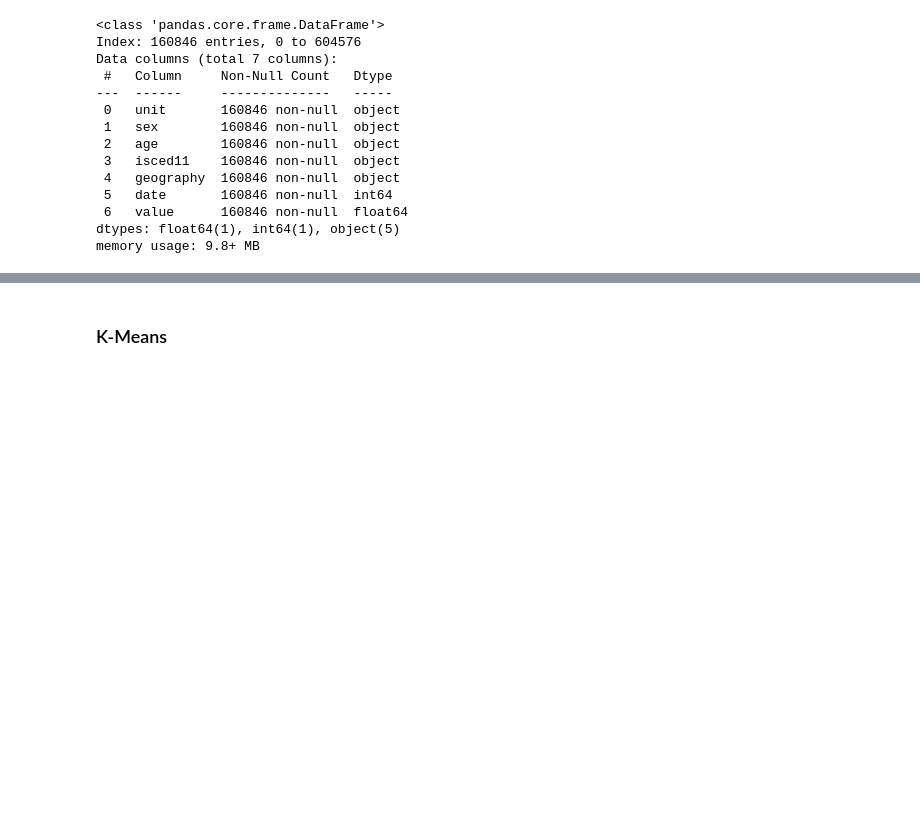
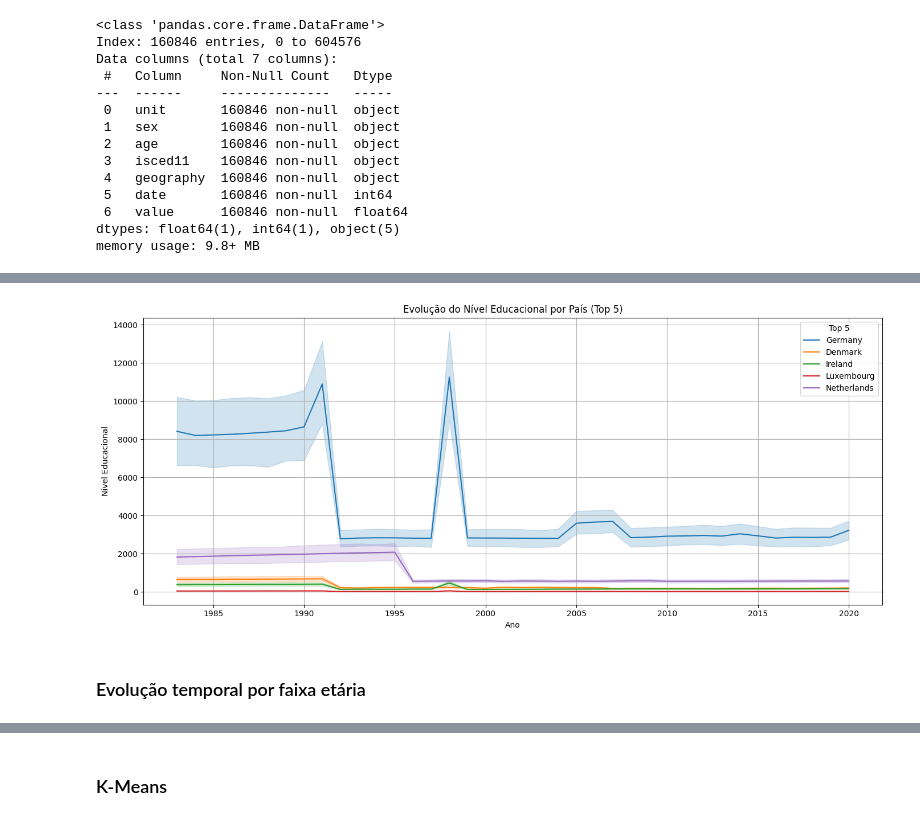
Before and after one commit to FelipeSteudel/Felipe_Steudel-CA1-ML_for_Business, a Jupyter notebook: Felipe Steudel - CA1 - Machine Learning for Business.ipynb, the cells around one changed output, grey strips where cells are left out. Saved outputs shown, nothing was run; the diff lists cells and outputs as text; code cells hidden in the pictures; blank space fills up the shorter version.

```diff
--- a/Felipe Steudel - CA1 - Machine Learning for Business.ipynb
+++ b/Felipe Steudel - CA1 - Machine Learning for Business.ipynb
@@ -314,0 +338,25 @@ memory usage: 9.8+ MB
+# %%
+# Mapeando os nomes dos países
+df['geo_full'] = df['geography'].map(country_mapping)
+
+# Selecionar os 5 países com mais registros
+top_countries = df['geo_full'].value_counts().head(5).index
+df_top = df[df['geo_full'].isin(top_countries)]
+# %%
+# Plot
+plt.figure(figsize=(14, 6))
+plot = sns.lineplot(data=df_top, x='date', y='value', hue='geo_full')
+plt.title("Evolução do Nível Educacional por País (Top 5)")
+plt.ylabel("Nível Educacional")
+plt.xlabel("Ano")
+plt.grid(True)
+
+# Alterar o título da legenda
+plot.legend_.set_title("Top 5")
+
+plt.tight_layout()
+plt.show()
+# %% [output]
+[figure, added]
+# %% [markdown]
+### Evolução temporal por faixa etária
```
Also changed, not shown: parts of 8 cells of this notebook.
